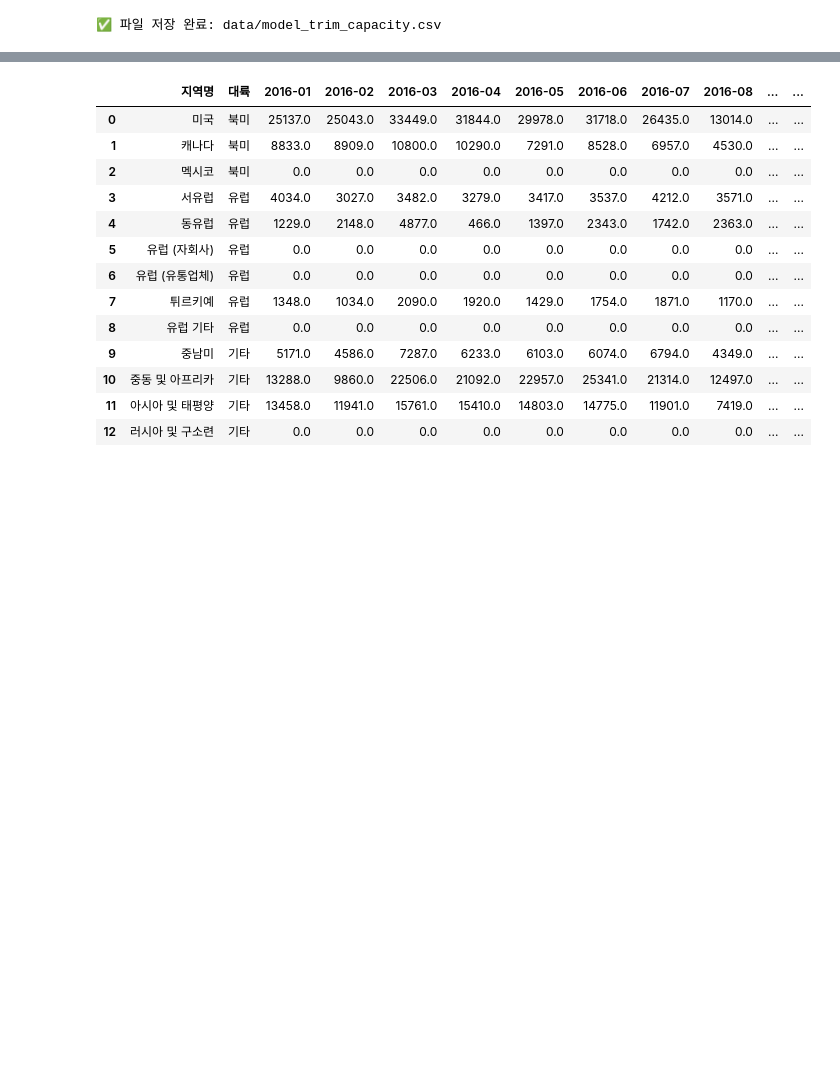
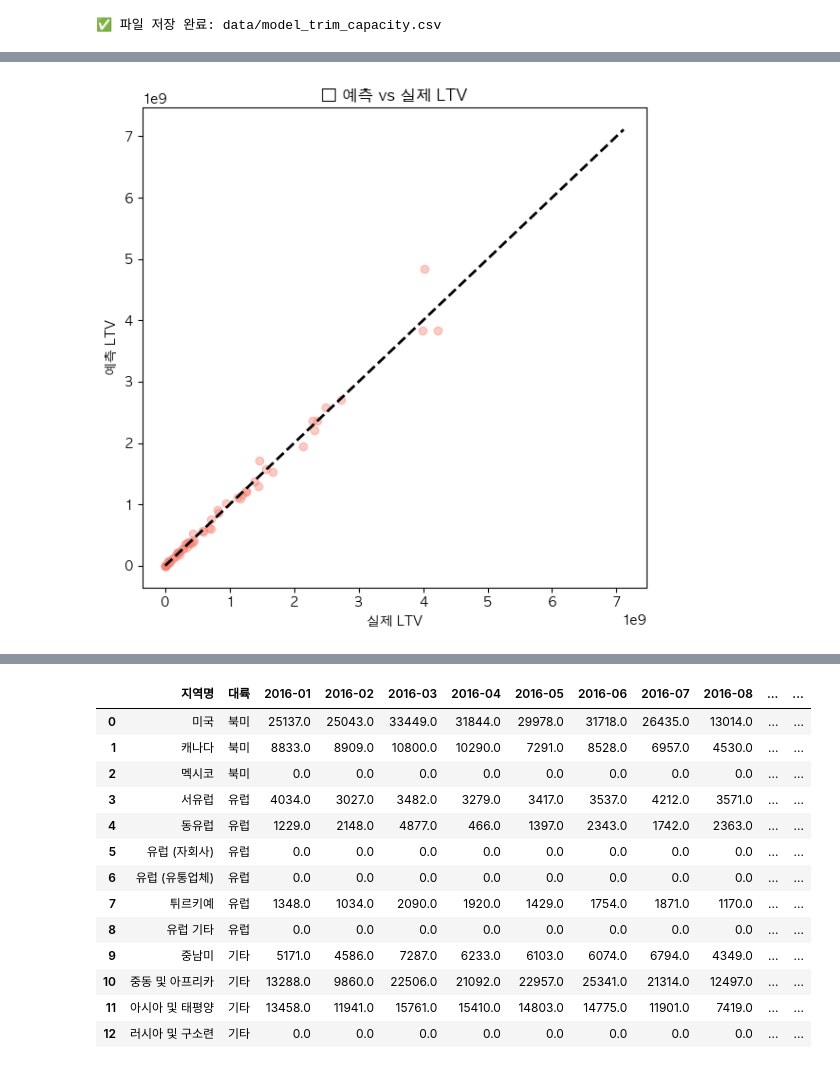
Before and after one commit to CodeWorks-hi/hyundai-crm-platform, a Jupyter notebook: preprocessing.ipynb, the cells around one changed output, grey strips where cells are left out. Saved outputs shown, nothing was run; the diff lists cells and outputs as text; code cells hidden in the pictures; blank space fills up the shorter version.

```diff
--- a/preprocessing.ipynb
+++ b/preprocessing.ipynb
@@ -57,0 +142,6 @@ print(f"✅ 파일 저장 완료: {output_path}")
+# %%
+# 6. 라벨 인코딩 (범주형 -> 숫자)
+df_encoded = df.copy()
+for col in df_encoded[features]:
+    if df_encoded[col].dtype == "object":
+        df_encoded[col] = LabelEncoder().fit_transform(df_encoded[col].astype(str))
@@ -57,0 +203,3 @@ print(f"✅ 파일 저장 완료: {output_path}")
+# %%
+# 9. 예측 및 평가
+y_pred = model.predict(X_test)
@@ -57,0 +264,12 @@ print(f"✅ 파일 저장 완료: {output_path}")
+# %%
+# 11. 예측값 시각화
+plt.figure(figsize=(6, 6))
+plt.scatter(y_test, y_pred, alpha=0.4, color="salmon")
+plt.plot([y.min(), y.max()], [y.min(), y.max()], "k--", lw=2)
+plt.title("🔍 예측 vs 실제 LTV")
+plt.xlabel("실제 LTV")
+plt.ylabel("예측 LTV")
+plt.tight_layout()
+plt.show()
+# %% [output]
+[figure, added]
```
Also changed, not shown: parts of 27 cells of this notebook, 4 other files.
